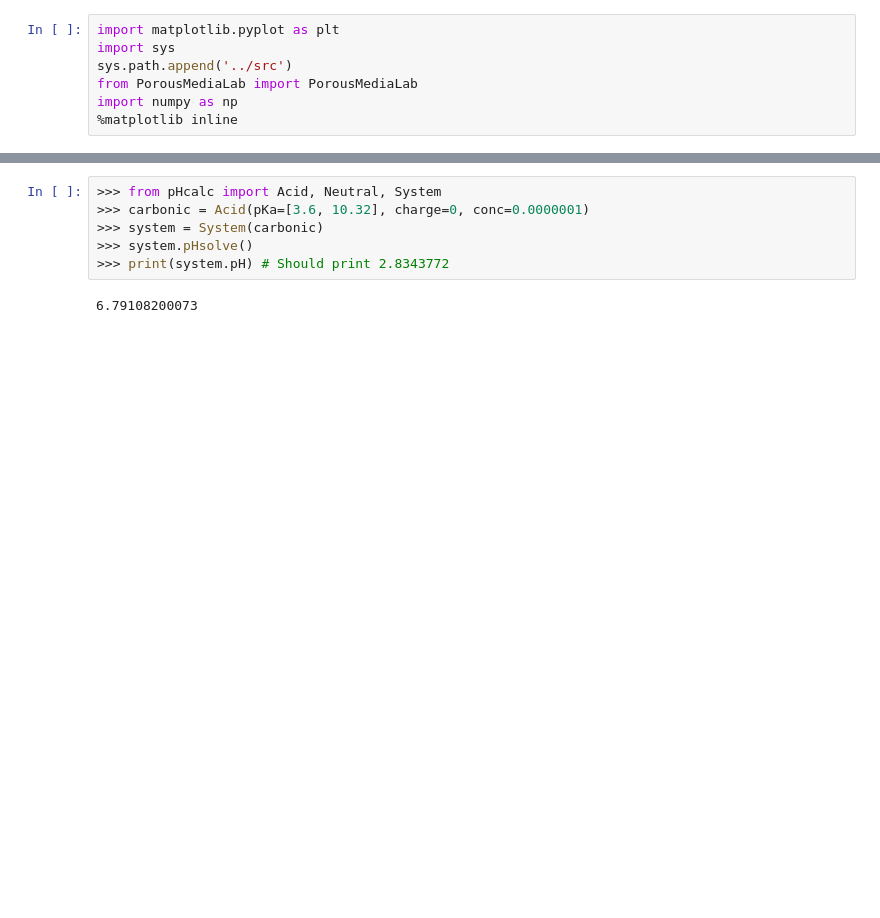
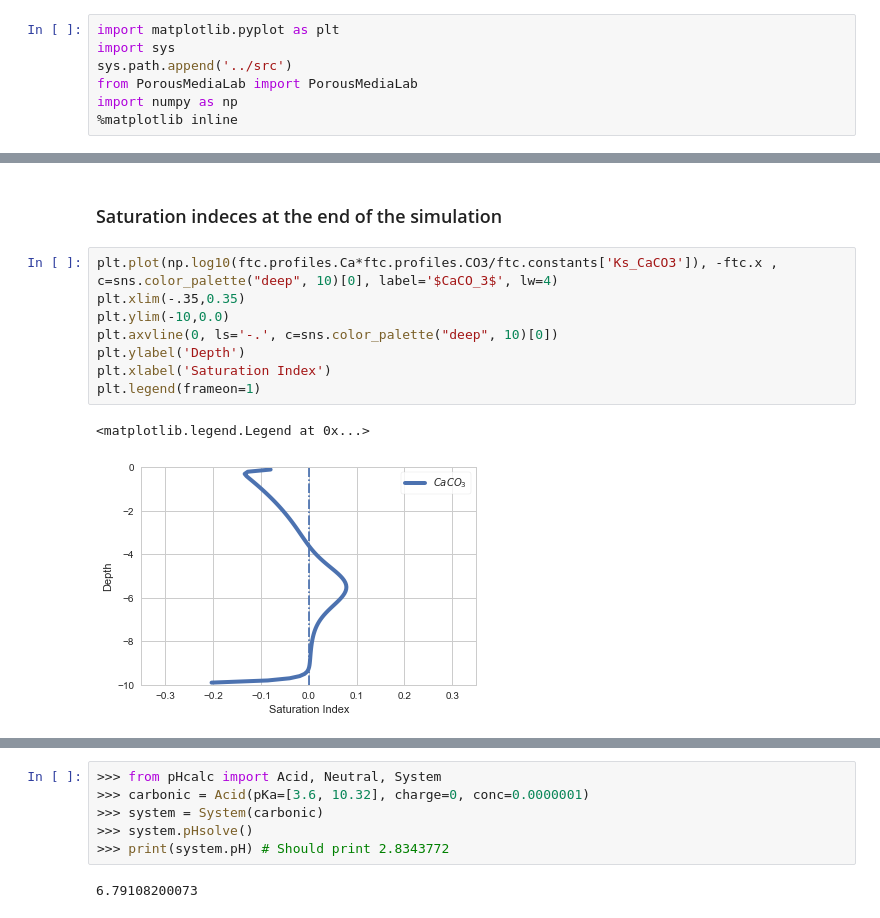
Before and after one commit to biogeochemistry/PorousMediaLab, a Jupyter notebook: examples/acid_base_example.ipynb, the cells around one changed output, grey strips where cells are left out. Cells and saved outputs as stored; diff of their text form; blank space fills up the shorter version.

```diff
--- a/examples/acid_base_example.ipynb
+++ b/examples/acid_base_example.ipynb
@@ -88,0 +110,13 @@ plt.plot(ftc.profiles.Ca)
+# %% [markdown]
+### Saturation indeces at the end of the simulation
+# %%
+plt.plot(np.log10(ftc.profiles.Ca*ftc.profiles.CO3/ftc.constants['Ks_CaCO3']), -ftc.x , c=sns.color_palette("deep", 10)[0], label='$CaCO_3$', lw=4)
+plt.xlim(-.35,0.35)
+plt.ylim(-10,0.0)
+plt.axvline(0, ls='-.', c=sns.color_palette("deep", 10)[0])
+plt.ylabel('Depth')
+plt.xlabel('Saturation Index')
+plt.legend(frameon=1)
+# %% [output]
+<matplotlib.legend.Legend at 0x...>
+[figure, added]
```
Also changed, not shown: parts of 15 cells of this notebook.
